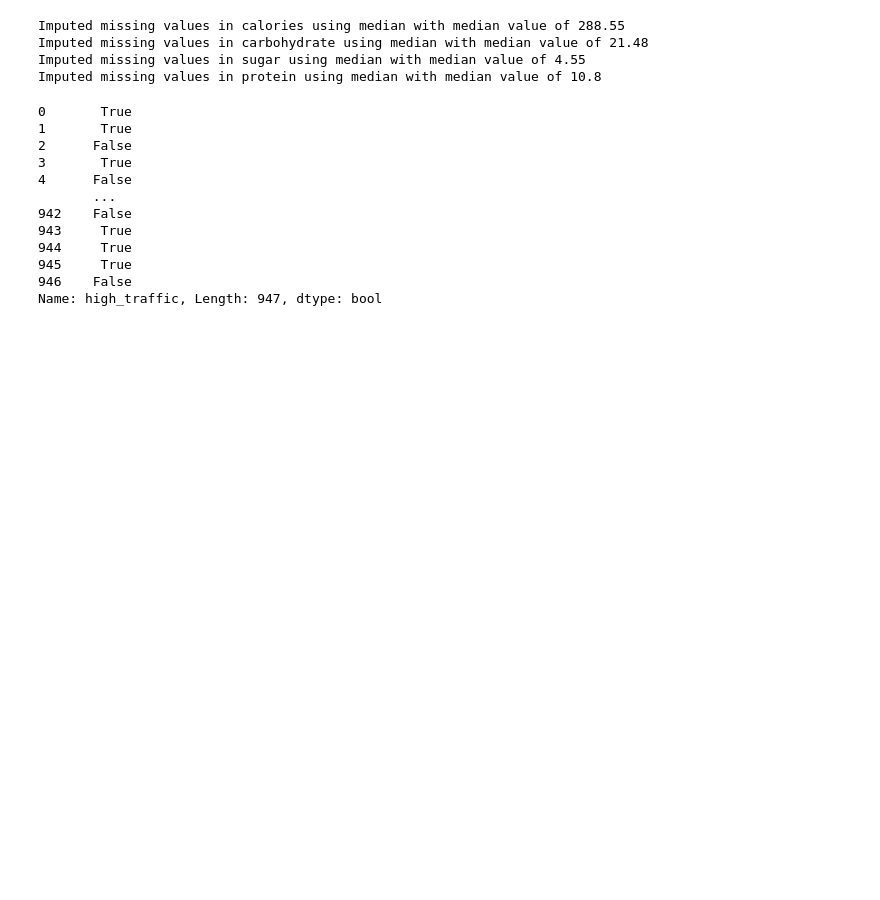
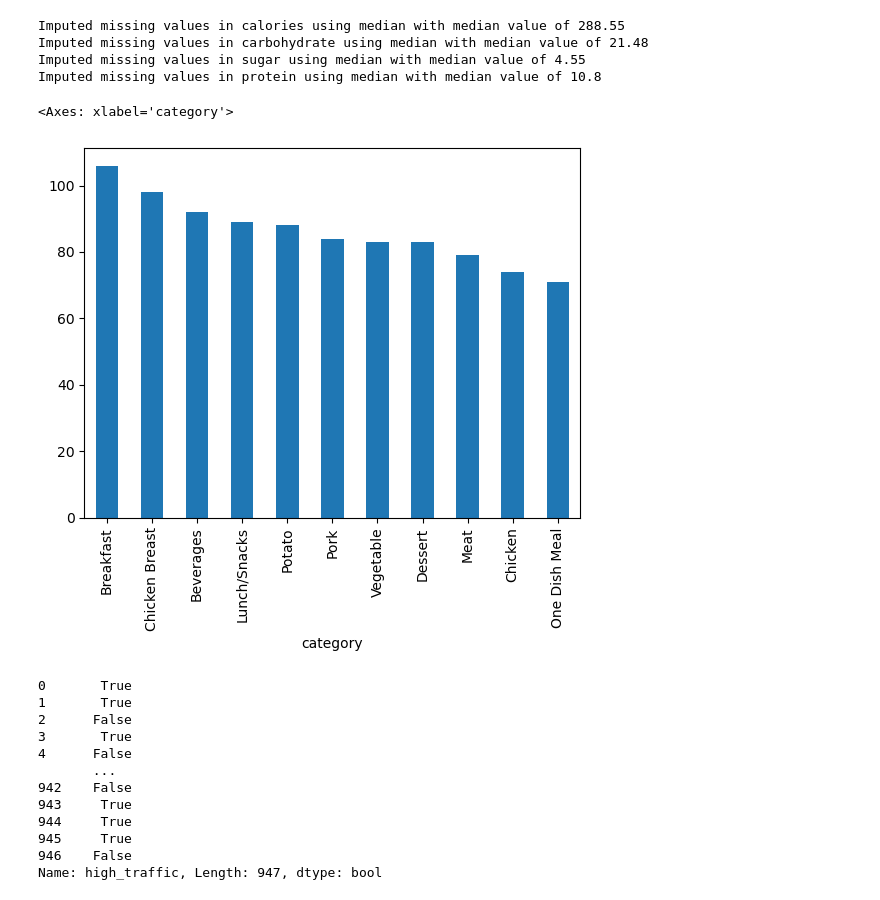
Before and after one commit to miniloda/DataCamp-DataScience-Exam, a Jupyter notebook: notebook.ipynb, the cells around one changed output. Drawn from its saved outputs; the diff is of its cells as text; code cells hidden in the pictures; blank space fills up the shorter version.

```diff
--- a/notebook.ipynb
+++ b/notebook.ipynb
@@ -161,6 +163,11 @@ Imputed missing values in calories using median with median value of 288.55
 Imputed missing values in carbohydrate using median with median value of 21.48
 Imputed missing values in sugar using median with median value of 4.55
 Imputed missing values in protein using median with median value of 10.8
+# %%
+df.category.value_counts().plot(kind='bar')
+# %% [output]
+<Axes: xlabel='category'>
+[figure, added]
 # %%
 df['high_traffic'] = df['high_traffic'] == "High"
 df.high_traffic
```
Also changed, not shown: parts of 12 cells of this notebook, 1 other file.
